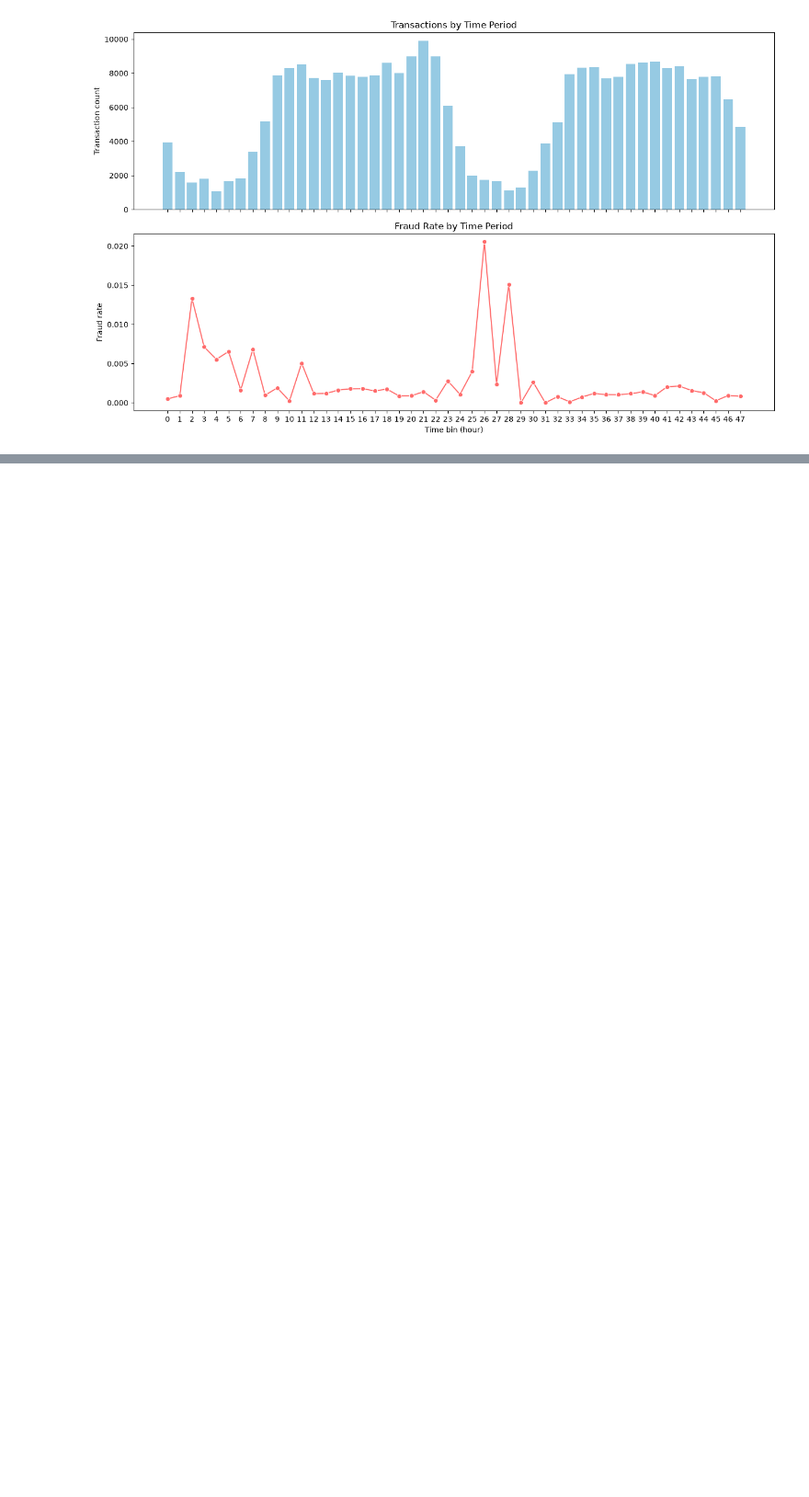
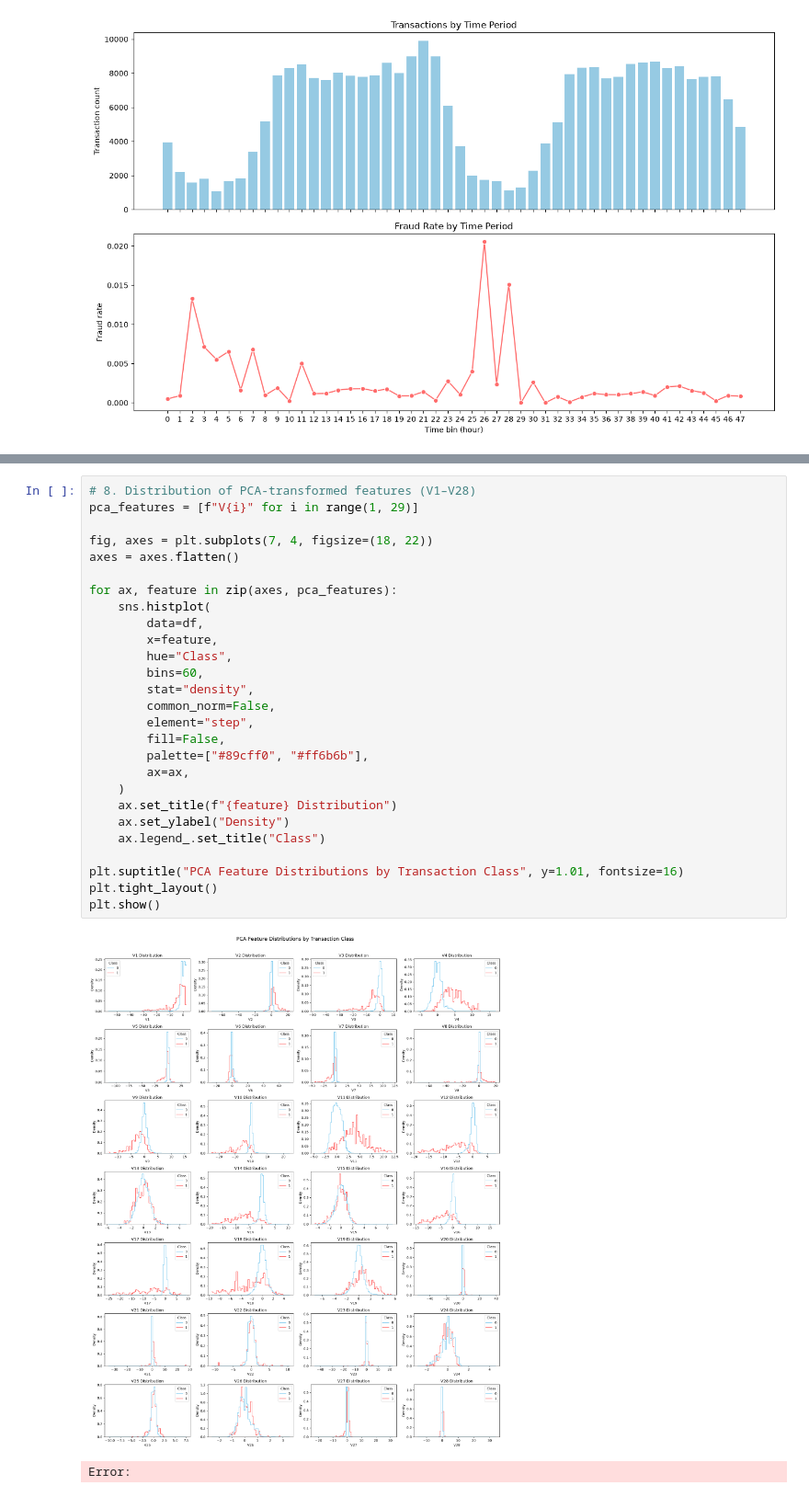
Before and after one commit to hamyphng/credit-card-fraud-detection, a Jupyter notebook: notebooks/01_eda.ipynb, the cells around one changed output, grey strips where cells are left out. Shown at 92% size. Cells and saved outputs as stored; diff of their text form; blank space fills up the shorter version.

```diff
--- a/notebooks/01_eda.ipynb
+++ b/notebooks/01_eda.ipynb
@@ -192,0 +250,30 @@ plt.show()
+# %%
+# 8. Distribution of PCA-transformed features (V1–V28)
+pca_features = [f"V{i}" for i in range(1, 29)]
+
+fig, axes = plt.subplots(7, 4, figsize=(18, 22))
+axes = axes.flatten()
+
+for ax, feature in zip(axes, pca_features):
+    sns.histplot(
+        data=df,
+        x=feature,
+        hue="Class",
+        bins=60,
+        stat="density",
+        common_norm=False,
+        element="step",
+        fill=False,
+        palette=["#89cff0", "#ff6b6b"],
+        ax=ax,
+    )
+    ax.set_title(f"{feature} Distribution")
+    ax.set_ylabel("Density")
+    ax.legend_.set_title("Class")
+
+plt.suptitle("PCA Feature Distributions by Transaction Class", y=1.01, fontsize=16)
+plt.tight_layout()
+plt.show()
+# %% [output]
+[figure, added]
+Error:
```
Also changed, not shown: parts of 2 cells of this notebook, 3 other files.
